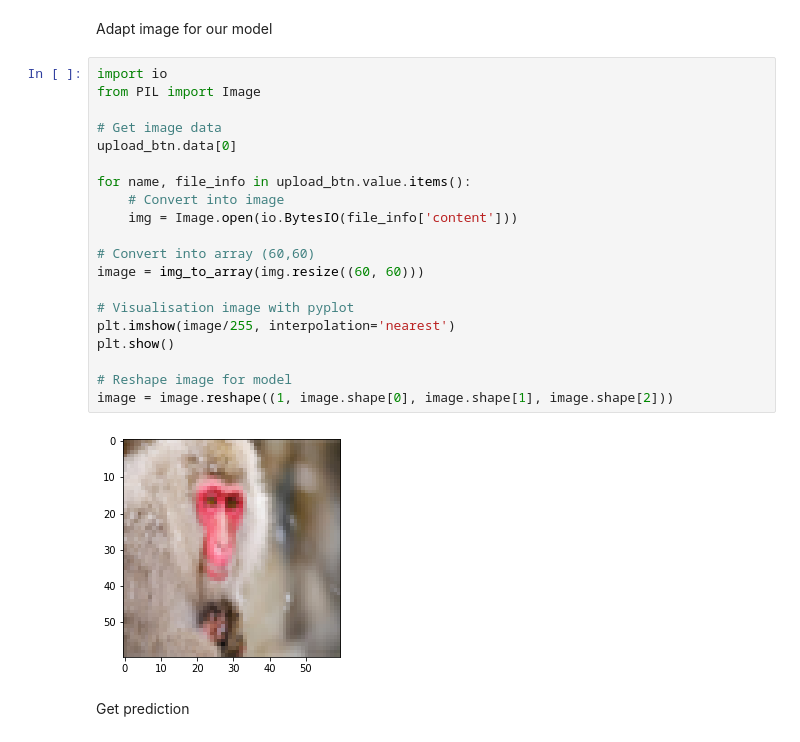
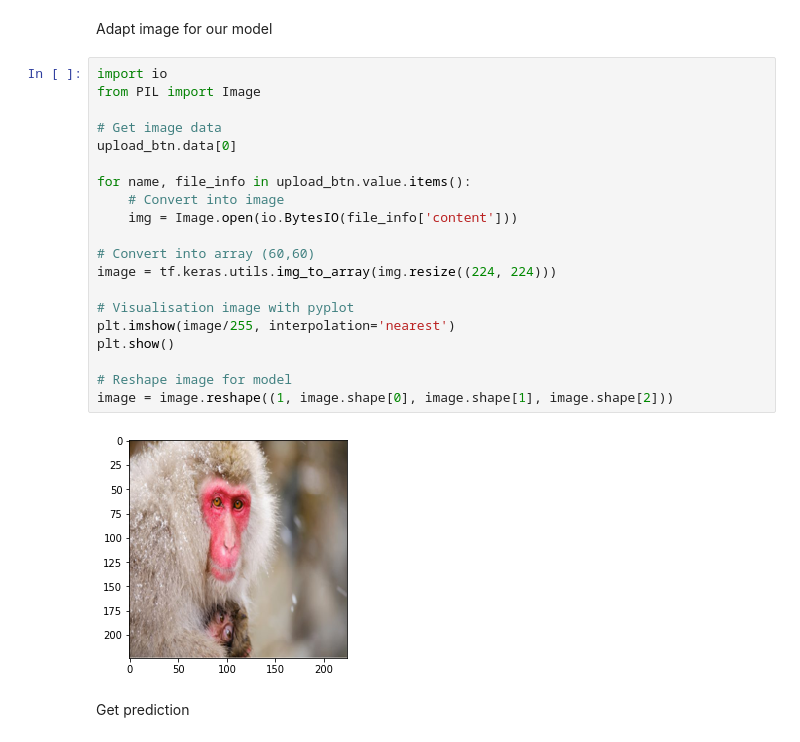
Before and after one commit to Pakopac/Monkey_Species_CNN, a Jupyter notebook: MonkeySpeciesProd.ipynb, the cells around one changed output. Drawn from its saved outputs; the diff is of its cells as text.

```diff
--- a/MonkeySpeciesProd.ipynb
+++ b/MonkeySpeciesProd.ipynb
@@ -46,25 +48,25 @@ Adapt image for our model
 # %%
 import io
 from PIL import Image
 
 # Get image data
 upload_btn.data[0]
 
 for name, file_info in upload_btn.value.items():
     # Convert into image
     img = Image.open(io.BytesIO(file_info['content']))
 
 # Convert into array (60,60)
-image = img_to_array(img.resize((60, 60)))
+image = tf.keras.utils.img_to_array(img.resize((224, 224)))
 
 # Visualisation image with pyplot
 plt.imshow(image/255, interpolation='nearest')
 plt.show()
 
 # Reshape image for model
 image = image.reshape((1, image.shape[0], image.shape[1], image.shape[2]))
 # %% [output]
-[figure, old version]
+[figure, new version]
 # %% [markdown]
 Get prediction
 # %%
```
Also changed, not shown: parts of 4 cells of this notebook.
